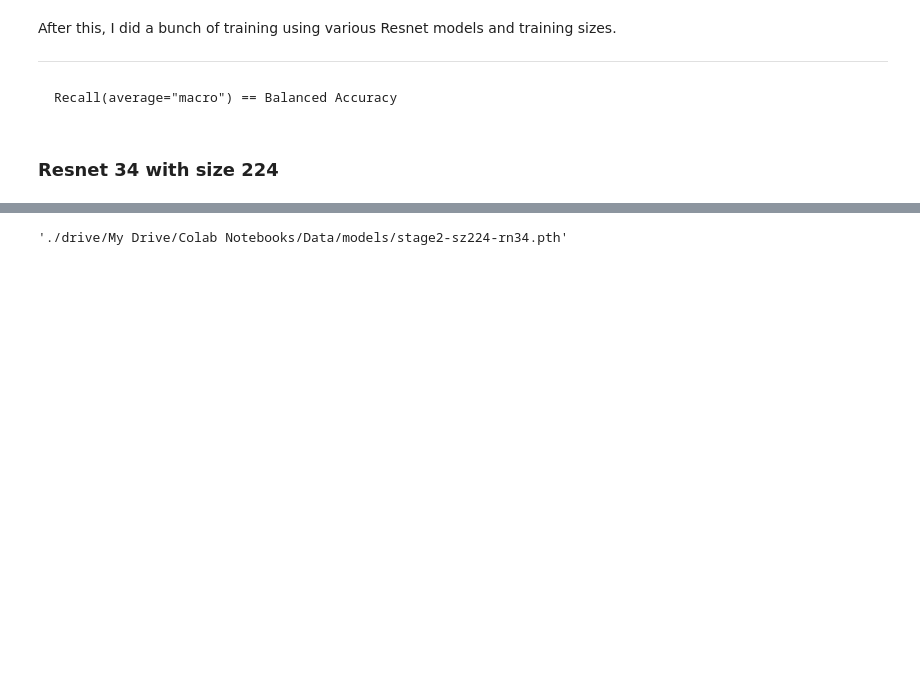
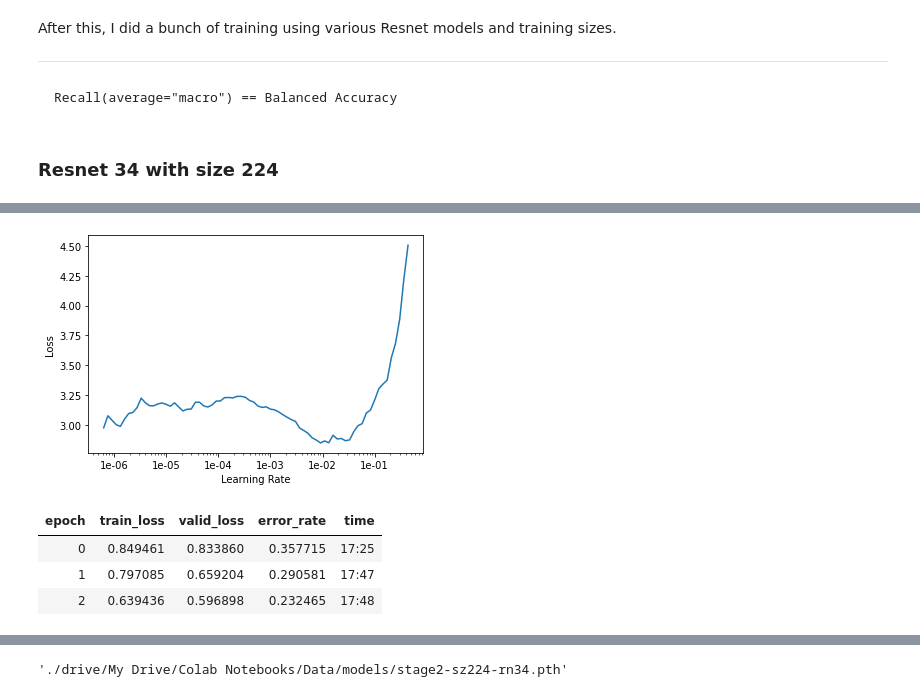
Before and after one commit to harry-vaibhav-agarwal/Machine-Learning, a Jupyter notebook: Diagnosis2.ipynb, the cells around one changed output, grey strips where cells are left out. Drawn from its saved outputs; the diff is of its cells as text; code cells hidden in the pictures; blank space fills up the shorter version.

```diff
--- a/Diagnosis2.ipynb
+++ b/Diagnosis2.ipynb
@@ -189,6 +215,9 @@ Recall(average="macro") == Balanced Accuracy
 # %% [markdown]
 ### Resnet 34 with size 224
 # %%
-data = (src.transform(tfms, size=224)
-           .databunch()
-           .normalize(imagenet_stats))
+transformed_data = src.transform(tfms, size=224)
+# %%
+
+db = transformed_data.databunch(bs=16, num_workers=4)
+
+print(db)
@@ -195,3 +264,12 @@ data = (src.transform(tfms, size=224)
 # %%
-learn = cnn_learner(data, models.resnet34, metrics=Recall(average="macro"))
-learn.fit_one_cycle(5)
+
+learn = cnn_learner(db, models.resnet34, metrics=error_rate)
+learn.lr_find()
+
+
+
+
+#print(learn)
+
+#learn = cnn_learner(dataset1, models.resnet34, metrics=Recall(average="macro"))
+#learn.fit_one_cycle(5)
@@ -198,3 +281,14 @@ learn.fit_one_cycle(5)
+# %%
+learn.recorder.plot()
+# %% [output]
+[figure, added]
+# %%
+learn.fit(epochs=3, lr= 3e-3)
+# %% [output]
+| epoch | train_loss | valid_loss | error_rate | time |
+| 0 | 0.849461 | 0.833860 | 0.357715 | 17:25 |
+| 1 | 0.797085 | 0.659204 | 0.290581 | 17:47 |
+| 2 | 0.639436 | 0.596898 | 0.232465 | 17:48 |
 # %%
 interp = ClassificationInterpretation.from_learner(learn)
 interp.plot_confusion_matrix()
```
Also changed, not shown: parts of 119 cells of this notebook.
